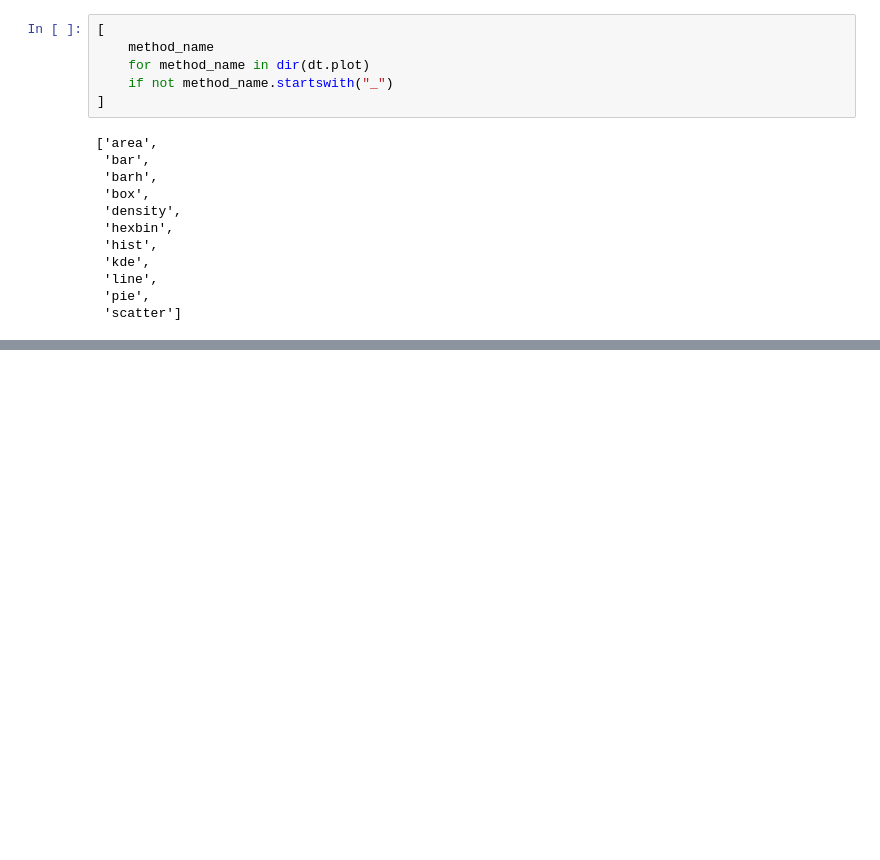
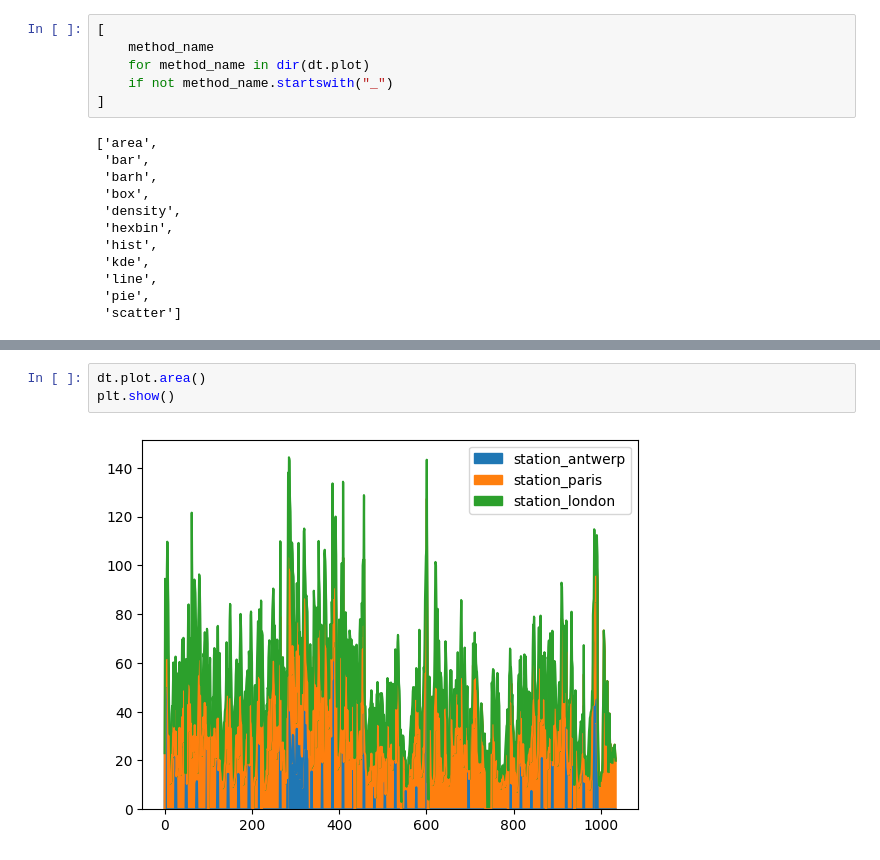
Before and after one commit to mngugi/Work_Book_Projects, a Jupyter notebook: Air_Quality.ipynb, the cells around one changed output, grey strips where cells are left out. Cells and saved outputs as stored; diff of their text form; blank space fills up the shorter version.

```diff
--- a/Air_Quality.ipynb
+++ b/Air_Quality.ipynb
@@ -90,0 +99,5 @@ plt.show()
+# %%
+dt.plot.area()
+plt.show()
+# %% [output]
+[figure, added]
```
Also changed, not shown: parts of 9 cells of this notebook.
